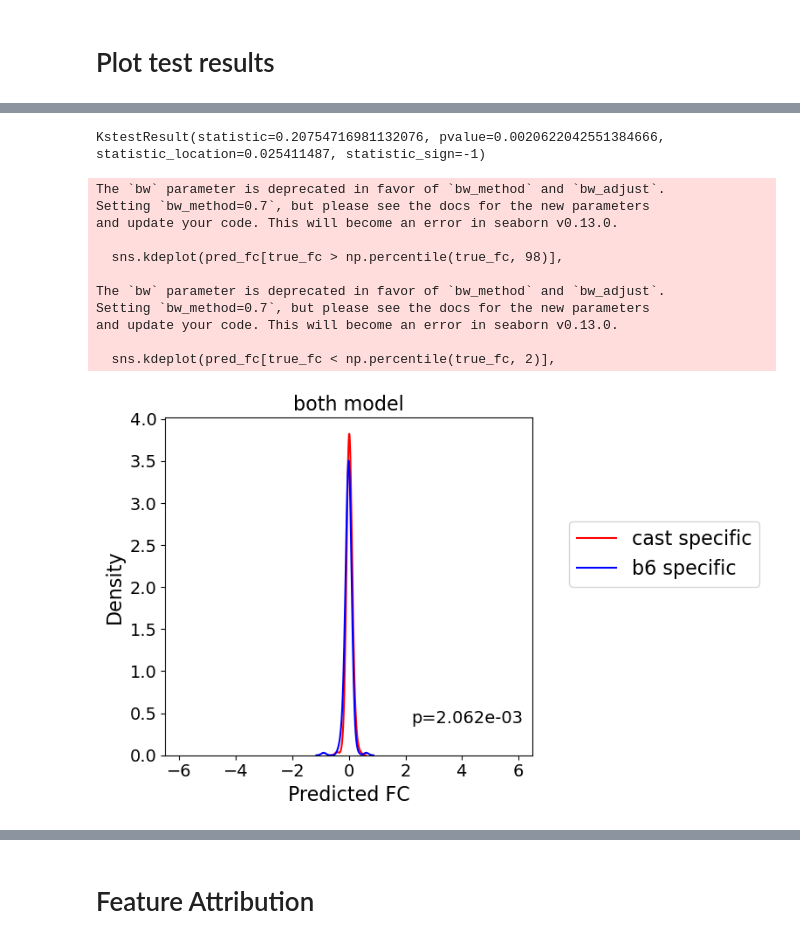
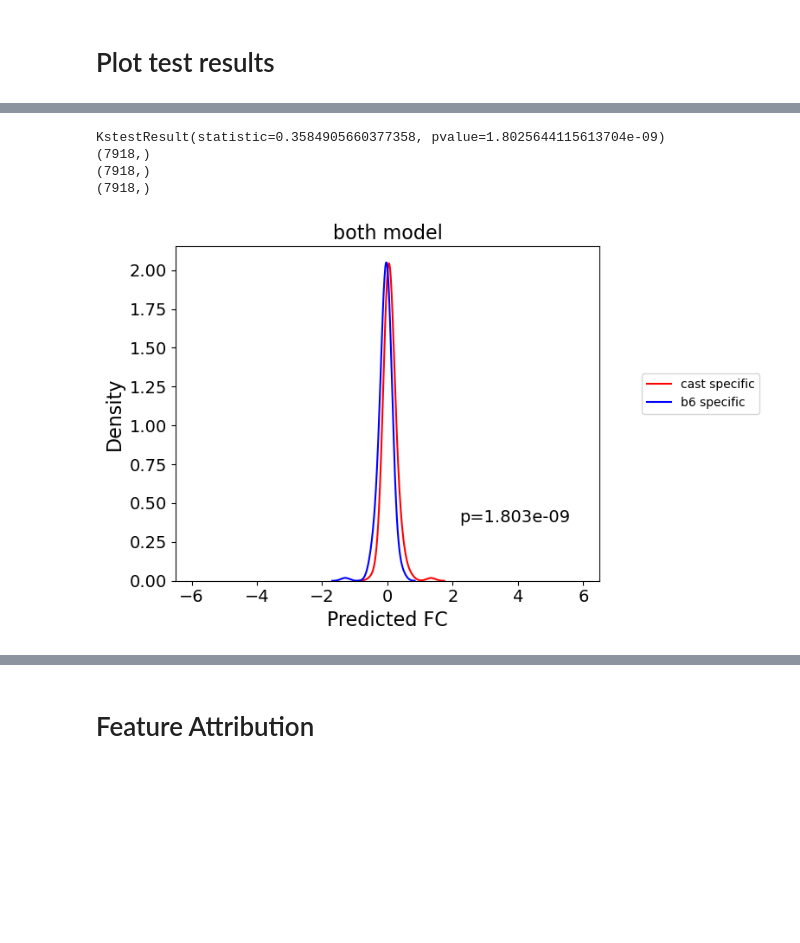
Before and after one commit to adityasinha379/mouseASA, a Jupyter notebook: scripts/analysis_pairScan.ipynb, the cells around one changed output, grey strips where cells are left out. Cells and saved outputs as stored; diff of their text form; code cells hidden in the pictures; blank space fills up the shorter version.

```diff
--- a/scripts/analysis_pairScan.ipynb
+++ b/scripts/analysis_pairScan.ipynb
@@ -24,31 +83,27 @@ seqlen = 300
 # %% [markdown]
 # Plot test results
 # %%
-from run import load_data
-modelname = 'ad'
-dataset = 'both'
-use_prior = '0'
-batchsize = '16'
-gc = ''
-ident = ''
+from run_nofc import load_data
 
-predspath = f'{datadir}preds/{modelname}_{dataset}_{use_prior}_{batchsize}{gc}{ident}_fc.npy'
-# predspath = f'{datadir}preds/test_both_ad.npy'
+predspath = f'{datadir}preds/{modelname}_{dataset}_{use_prior}_{batchsize}{gc}{ident}_{str(weight)}_{model_disc}{fc_head}.npy'
 
 print(predspath)
 print(datetime.datetime.fromtimestamp(os.path.getmtime(predspath)))
-y_pred = np.load(predspath)  # (7274,)
-_,_,_,_,_,y_test = load_data(ctype,dataset,gc+ident,get_rc=False,frac=0.)
+y_pred = np.load(predspath)
+_,_,_,_,_,y_test = load_data(ctype,dataset,gc+ident,strain,get_rc=False,frac=0.)
 
-y_test = y_test.T.reshape(-1)   # (7274,)
+y_test = y_test.T.reshape(-1)
 
-true_fc = y_test[len(y_test)//2:] - y_test[:len(y_test)//2]   # (3637,)
+true_fc = y_test[len(y_test)//2:] - y_test[:len(y_test)//2]
 pred_fc = y_pred[len(y_pred)//2:] - y_pred[:len(y_pred)//2]
 
+print(true_fc.shape)
 print(np.max(np.abs(true_fc)))
 print(np.max(np.abs(pred_fc)))
 
 fc_len = len(true_fc)
 idx_sig = [i for i in range(fc_len)] #all inds
 print(fc_len)
+
+print(y_pred)
 # %% [output]
@@ -143,39 +211,42 @@ plt.show()
 # %%
-# KDE plot:
+# KDE plot predicted FCs:
 import seaborn as sns
 from scipy.stats import ks_2samp
 
 plt.rcParams['figure.figsize'] = 8, 5
 
 # perform KS test on the peaks with foldchange in the top and bottom 2 percntile
 # pred_fc is the predicted foldchange and pred_fc_r is the predicted foldchange of the reverse complement
 ks = ks_2samp(pred_fc[(true_fc)>np.percentile(true_fc, 98)],
               pred_fc[(true_fc)<np.percentile(true_fc, 2)])
 print(ks)
+
+mask = true_fc > np.percentile(true_fc, 98)
+print(mask.shape)
+print(pred_fc.shape)
+print(true_fc.shape)
+
 sns.kdeplot(pred_fc[true_fc > np.percentile(true_fc, 98)],
-            color = 'red', bw = 0.7,legend = True,label="cast specific", linestyle="-")
+            color = 'red', bw = 0.7,legend = True,label=f"{strain} specific", linestyle="-")
 sns.kdeplot(pred_fc[true_fc < np.percentile(true_fc, 2)],
             color = 'blue', bw = 0.7,legend = True,label="b6 specific", linestyle="-")
 plt.xlim(-6.5,6.5)
 plt.xlabel('Predicted FC', fontsize = 16)
 plt.ylabel('Density', fontsize = 16)
 plt.title(dataset+' model', fontsize = 16)
-plt.legend(fontsize = 16, loc = [1.1,0.5])
+plt.legend(fontsize = 10, loc = [1.1,0.5])
 plt.xticks(fontsize = 14)
 plt.yticks(fontsize = 14)
 plt.text(2.2,0.38,'p={0:.3e}'.format(ks.pvalue), fontsize = 14)
 plt.tight_layout()
+
+if save:
+    plt.savefig(f'{figdir}/{strain}_FC_KDE.png')
+
+plt.show()
 # %% [output]
-KstestResult(statistic=0.20754716981132076, pvalue=0.0020622042551384666, statistic_location=0.025411487, statistic_sign=-1)
+KstestResult(statistic=0.3584905660377358, pvalue=1.8025644115613704e-09)
+(7918,)
+(7918,)
+(7918,)
-The `bw` parameter is deprecated in favor of `bw_method` and `bw_adjust`.
-Setting `bw_method=0.7`, but please see the docs for the new parameters
-and update your code. This will become an error in seaborn v0.13.0.
-
-  sns.kdeplot(pred_fc[true_fc > np.percentile(true_fc, 98)],
-
-The `bw` parameter is deprecated in favor of `bw_method` and `bw_adjust`.
-Setting `bw_method=0.7`, but please see the docs for the new parameters
-and update your code. This will become an error in seaborn v0.13.0.
-
-  sns.kdeplot(pred_fc[true_fc < np.percentile(true_fc, 2)],
-[figure, old version]
+[figure, new version]
```
Also changed, not shown: parts of 22 cells of this notebook, 13 other files.
